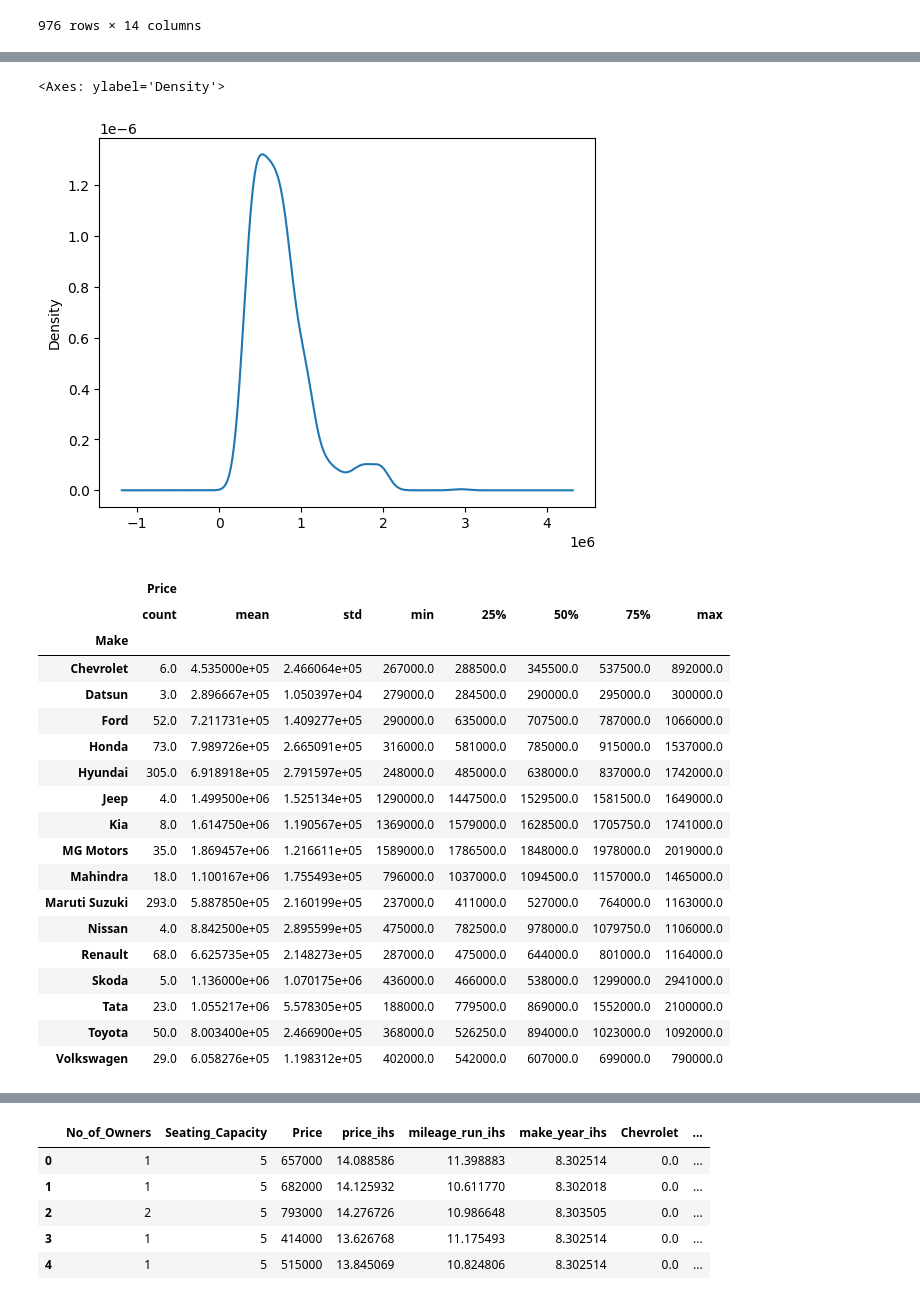
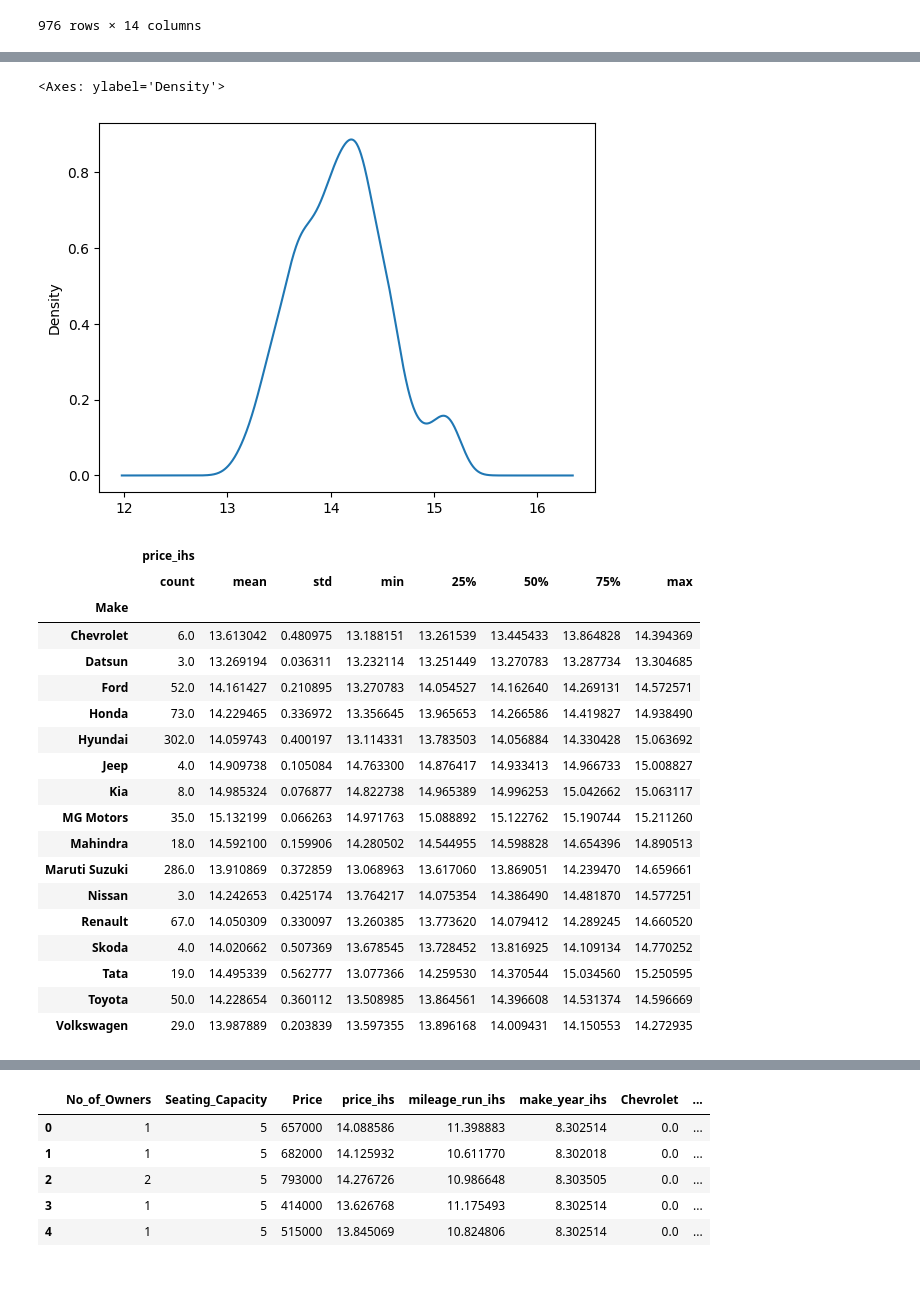
Before and after one commit to BAltenburger/assignment4, a Jupyter notebook: assignment4.ipynb, the cells around one changed output, grey strips where cells are left out. Cells and saved outputs as stored; diff of their text form; code cells hidden in the pictures.

```diff
--- a/assignment4.ipynb
+++ b/assignment4.ipynb
@@ -74,3 +67,8 @@ display(cars)
 | 974 | Ford | 2020 | white | crossover | 28335 | 2 | 5 | diesel | ... |
 | 975 | Maruti Suzuki | 2018 | silver | hatchback | 41176 | 1 | 5 | petrol | ... |
 976 rows × 14 columns
+# %%
+# I removed the outliers in price
+cars = cars.loc[cars['price_ihs']<15.4,:]
+cars = cars.loc[cars['price_ihs']>13,:]
+cars['price_ihs'].plot.box()
@@ -76,0 +78,4 @@ display(cars)
+# %%
+cars['mileage_run_ihs'].plot.box()
+# removed the outliers in mileage_run
+cars = cars.loc[cars['mileage_run_ihs']>9.2,:]
@@ -77,32 +90,33 @@ display(cars)
 # %%
 #2
-cars["Price"].plot.density()
+cars["price_ihs"].plot.density()
+# Density plot roughly bell shaped on the left but has a small hump on the right after the mean
 # %% [output]
 <Axes: ylabel='Density'>
-[figure, old version]
+[figure, new version]
 # %%
 #2
-cars.loc[:,['Make','Price']].groupby('Make').describe()
+cars.loc[:,['Make','price_ihs']].groupby('Make').describe()
 # %% [output]
-|  | Price |  |  |  |  |  |  |  |
+|  | price_ihs |  |  |  |  |  |  |  |
 |  | count | mean | std | min | 25% | 50% | 75% | max |
 | Make |  |  |  |  |  |  |  |  |
-| Chevrolet | 6.0 | 4.535000e+05 | 2.466064e+05 | 267000.0 | 288500.0 | 345500.0 | 537500.0 | 892000.0 |
-| Datsun | 3.0 | 2.896667e+05 | 1.050397e+04 | 279000.0 | 284500.0 | 290000.0 | 295000.0 | 300000.0 |
-| Ford | 52.0 | 7.211731e+05 | 1.409277e+05 | 290000.0 | 635000.0 | 707500.0 | 787000.0 | 1066000.0 |
-| Honda | 73.0 | 7.989726e+05 | 2.665091e+05 | 316000.0 | 581000.0 | 785000.0 | 915000.0 | 1537000.0 |
-| Hyundai | 305.0 | 6.918918e+05 | 2.791597e+05 | 248000.0 | 485000.0 | 638000.0 | 837000.0 | 1742000.0 |
-| Jeep | 4.0 | 1.499500e+06 | 1.525134e+05 | 1290000.0 | 1447500.0 | 1529500.0 | 1581500.0 | 1649000.0 |
-| Kia | 8.0 | 1.614750e+06 | 1.190567e+05 | 1369000.0 | 1579000.0 | 1628500.0 | 1705750.0 | 1741000.0 |
-| MG Motors | 35.0 | 1.869457e+06 | 1.216611e+05 | 1589000.0 | 1786500.0 | 1848000.0 | 1978000.0 | 2019000.0 |
-| Mahindra | 18.0 | 1.100167e+06 | 1.755493e+05 | 796000.0 | 1037000.0 | 1094500.0 | 1157000.0 | 1465000.0 |
-| Maruti Suzuki | 293.0 | 5.887850e+05 | 2.160199e+05 | 237000.0 | 411000.0 | 527000.0 | 764000.0 | 1163000.0 |
-| Nissan | 4.0 | 8.842500e+05 | 2.895599e+05 | 475000.0 | 782500.0 | 978000.0 | 1079750.0 | 1106000.0 |
-| Renault | 68.0 | 6.625735e+05 | 2.148273e+05 | 287000.0 | 475000.0 | 644000.0 | 801000.0 | 1164000.0 |
-| Skoda | 5.0 | 1.136000e+06 | 1.070175e+06 | 436000.0 | 466000.0 | 538000.0 | 1299000.0 | 2941000.0 |
-| Tata | 23.0 | 1.055217e+06 | 5.578305e+05 | 188000.0 | 779500.0 | 869000.0 | 1552000.0 | 2100000.0 |
-| Toyota | 50.0 | 8.003400e+05 | 2.466900e+05 | 368000.0 | 526250.0 | 894000.0 | 1023000.0 | 1092000.0 |
-| Volkswagen | 29.0 | 6.058276e+05 | 1.198312e+05 | 402000.0 | 542000.0 | 607000.0 | 699000.0 | 790000.0 |
+| Chevrolet | 6.0 | 13.613042 | 0.480975 | 13.188151 | 13.261539 | 13.445433 | 13.864828 | 14.394369 |
+| Datsun | 3.0 | 13.269194 | 0.036311 | 13.232114 | 13.251449 | 13.270783 | 13.287734 | 13.304685 |
+| Ford | 52.0 | 14.161427 | 0.210895 | 13.270783 | 14.054527 | 14.162640 | 14.269131 | 14.572571 |
+| Honda | 73.0 | 14.229465 | 0.336972 | 13.356645 | 13.965653 | 14.266586 | 14.419827 | 14.938490 |
+| Hyundai | 302.0 | 14.059743 | 0.400197 | 13.114331 | 13.783503 | 14.056884 | 14.330428 | 15.063692 |
+| Jeep | 4.0 | 14.909738 | 0.105084 | 14.763300 | 14.876417 | 14.933413 | 14.966733 | 15.008827 |
+| Kia | 8.0 | 14.985324 | 0.076877 | 14.822738 | 14.965389 | 14.996253 | 15.042662 | 15.063117 |
+| MG Motors | 35.0 | 15.132199 | 0.066263 | 14.971763 | 15.088892 | 15.122762 | 15.190744 | 15.211260 |
+| Mahindra | 18.0 | 14.592100 | 0.159906 | 14.280502 | 14.544955 | 14.598828 | 14.654396 | 14.890513 |
+| Maruti Suzuki | 286.0 | 13.910869 | 0.372859 | 13.068963 | 13.617060 | 13.869051 | 14.239470 | 14.659661 |
+| Nissan | 3.0 | 14.242653 | 0.425174 | 13.764217 | 14.075354 | 14.386490 | 14.481870 | 14.577251 |
+| Renault | 67.0 | 14.050309 | 0.330097 | 13.260385 | 13.773620 | 14.079412 | 14.289245 | 14.660520 |
+| Skoda | 4.0 | 14.020662 | 0.507369 | 13.678545 | 13.728452 | 13.816925 | 14.109134 | 14.770252 |
+| Tata | 19.0 | 14.495339 | 0.562777 | 13.077366 | 14.259530 | 14.370544 | 15.034560 | 15.250595 |
+| Toyota | 50.0 | 14.228654 | 0.360112 | 13.508985 | 13.864561 | 14.396608 | 14.531374 | 14.596669 |
+| Volkswagen | 29.0 | 13.987889 | 0.203839 | 13.597355 | 13.896168 | 14.009431 | 14.150553 | 14.272935 |
 # %%
 #2
 # plot using the arcsine transform
```
Also changed, not shown: parts of 28 cells of this notebook.
